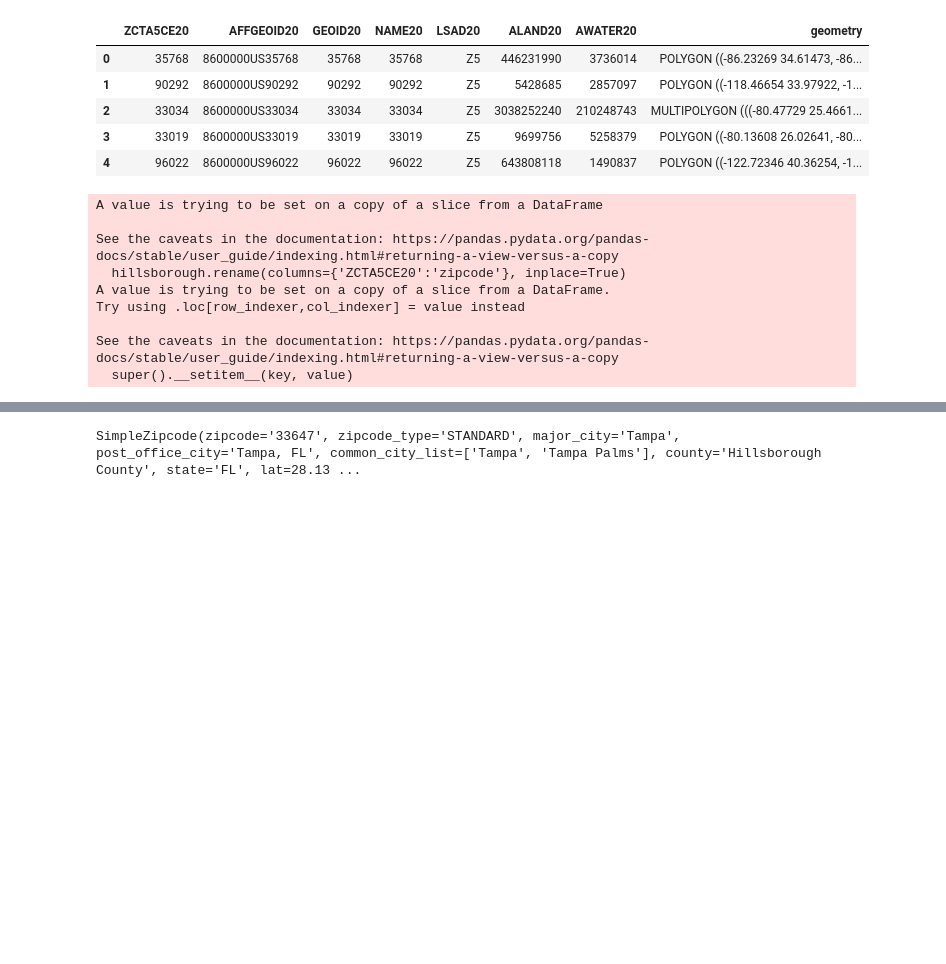
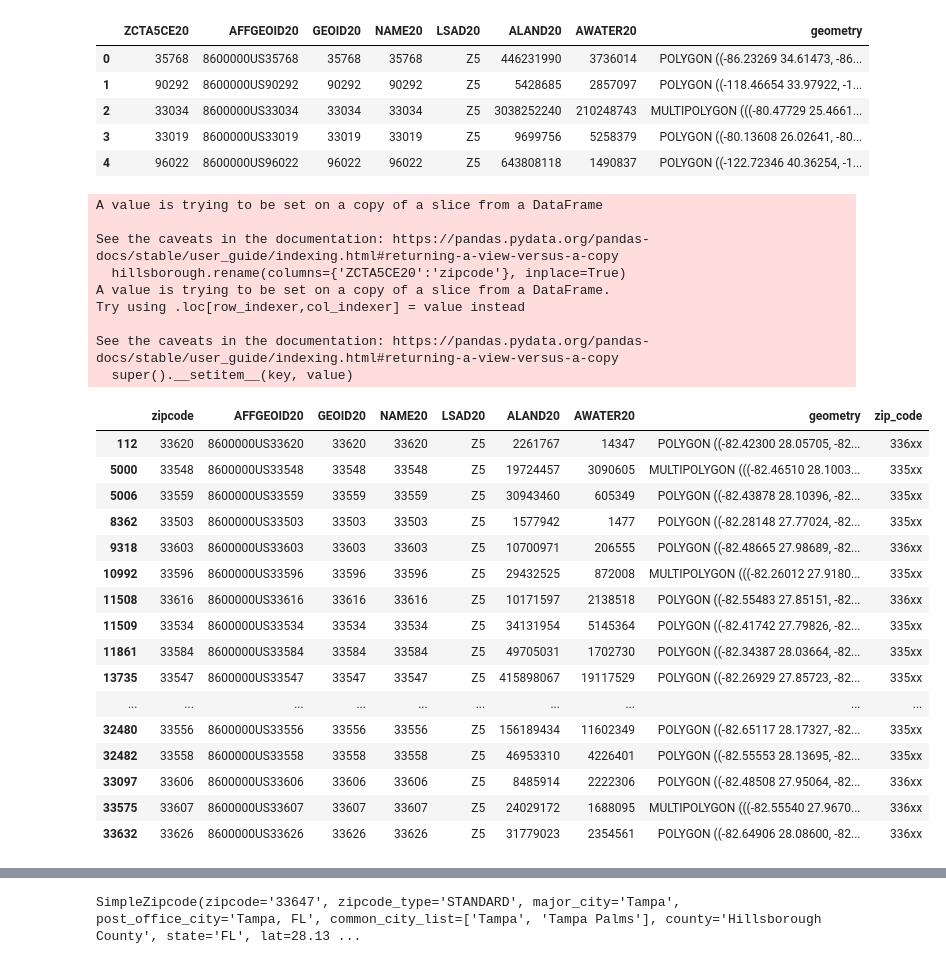
Before and after one commit to EdwinMichaelLab/ABM-dashboard, a Jupyter notebook: florida-zipcodes.ipynb, the cells around one changed output, grey strips where cells are left out. Drawn from its saved outputs; the diff is of its cells as text; code cells hidden in the pictures; blank space fills up the shorter version.

```diff
--- a/florida-zipcodes.ipynb
+++ b/florida-zipcodes.ipynb
@@ -70,18 +21,36 @@ ZIPS_centers={ '33510':[27.96, -82.30],
 # %%
 hillsborough=df_map[df_map['ZCTA5CE20'].isin(ZIPS)]
 hillsborough.rename(columns={'ZCTA5CE20':'zipcode'}, inplace=True)
 #hillsborough
 hillsborough['zip_code'] = hillsborough['zipcode'].astype('str')
 hillsborough['zip_code'] = hillsborough['zip_code'].str.pad(5, 'left', '0')
 hillsborough['zip_code'] = hillsborough['zip_code'].str.slice(0,3)
 hillsborough['zip_code'] = hillsborough['zip_code'].str.pad(5, 'right', 'x')
+hillsborough
 # %% [output]
 A value is trying to be set on a copy of a slice from a DataFrame
 
 See the caveats in the documentation: https://pandas.pydata.org/pandas-docs/stable/user_guide/indexing.html#returning-a-view-versus-a-copy
   hillsborough.rename(columns={'ZCTA5CE20':'zipcode'}, inplace=True)
 A value is trying to be set on a copy of a slice from a DataFrame.
 Try using .loc[row_indexer,col_indexer] = value instead
 
 See the caveats in the documentation: https://pandas.pydata.org/pandas-docs/stable/user_guide/indexing.html#returning-a-view-versus-a-copy
   super().__setitem__(key, value)
+|  | zipcode | AFFGEOID20 | GEOID20 | NAME20 | LSAD20 | ALAND20 | AWATER20 | geometry | zip_code |
+| 112 | 33620 | 8600000US33620 | 33620 | 33620 | Z5 | 2261767 | 14347 | POLYGON ((-82.42300 28.05705, -82... | 336xx |
+| 5000 | 33548 | 8600000US33548 | 33548 | 33548 | Z5 | 19724457 | 3090605 | MULTIPOLYGON (((-82.46510 28.1003... | 335xx |
+| 5006 | 33559 | 8600000US33559 | 33559 | 33559 | Z5 | 30943460 | 605349 | POLYGON ((-82.43878 28.10396, -82... | 335xx |
+| 8362 | 33503 | 8600000US33503 | 33503 | 33503 | Z5 | 1577942 | 1477 | POLYGON ((-82.28148 27.77024, -82... | 335xx |
+| 9318 | 33603 | 8600000US33603 | 33603 | 33603 | Z5 | 10700971 | 206555 | POLYGON ((-82.48665 27.98689, -82... | 336xx |
+| 10992 | 33596 | 8600000US33596 | 33596 | 33596 | Z5 | 29432525 | 872008 | MULTIPOLYGON (((-82.26012 27.9180... | 335xx |
+| 11508 | 33616 | 8600000US33616 | 33616 | 33616 | Z5 | 10171597 | 2138518 | POLYGON ((-82.55483 27.85151, -82... | 336xx |
+| 11509 | 33534 | 8600000US33534 | 33534 | 33534 | Z5 | 34131954 | 5145364 | POLYGON ((-82.41742 27.79826, -82... | 335xx |
+| 11861 | 33584 | 8600000US33584 | 33584 | 33584 | Z5 | 49705031 | 1702730 | POLYGON ((-82.34387 28.03664, -82... | 335xx |
+| 13735 | 33547 | 8600000US33547 | 33547 | 33547 | Z5 | 415898067 | 19117529 | POLYGON ((-82.26929 27.85723, -82... | 335xx |
+| ... | ... | ... | ... | ... | ... | ... | ... | ... | ... |
+| 32480 | 33556 | 8600000US33556 | 33556 | 33556 | Z5 | 156189434 | 11602349 | POLYGON ((-82.65117 28.17327, -82... | 335xx |
+| 32482 | 33558 | 8600000US33558 | 33558 | 33558 | Z5 | 46953310 | 4226401 | POLYGON ((-82.55553 28.13695, -82... | 335xx |
+| 33097 | 33606 | 8600000US33606 | 33606 | 33606 | Z5 | 8485914 | 2222306 | POLYGON ((-82.48508 27.95064, -82... | 336xx |
+| 33575 | 33607 | 8600000US33607 | 33607 | 33607 | Z5 | 24029172 | 1688095 | MULTIPOLYGON (((-82.55540 27.9670... | 336xx |
+| 33632 | 33626 | 8600000US33626 | 33626 | 33626 | Z5 | 31779023 | 2354561 | POLYGON ((-82.64906 28.08600, -82... | 336xx |
```
Also changed, not shown: parts of 7 cells of this notebook.
